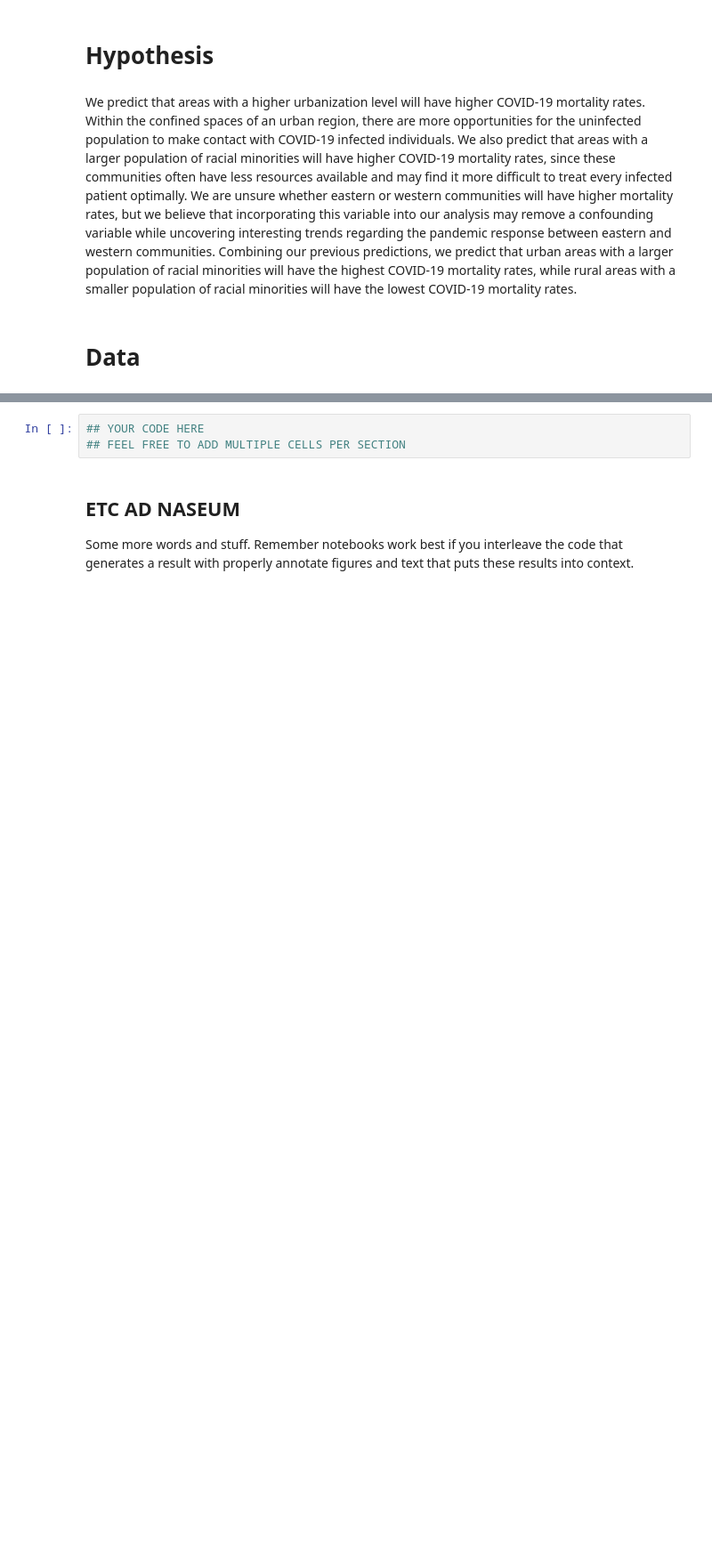
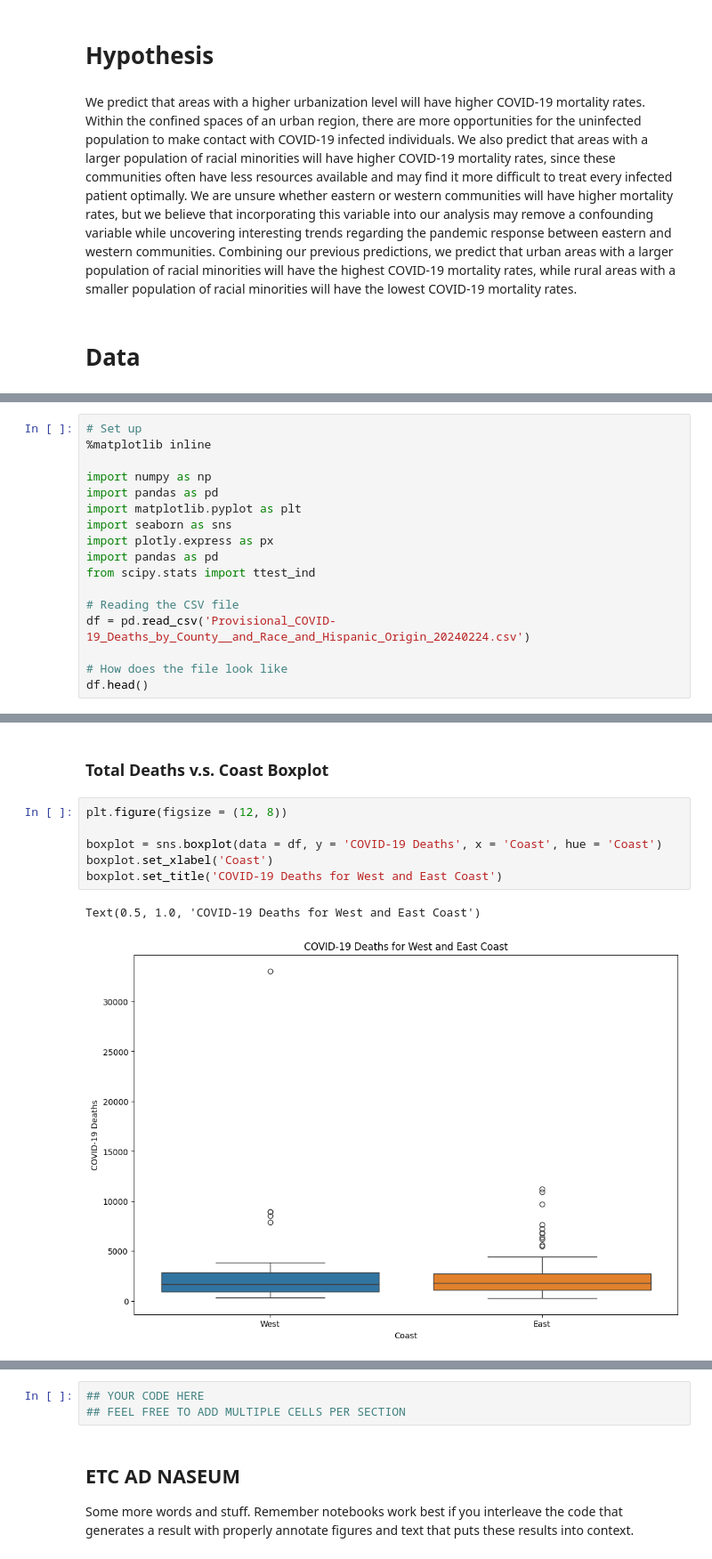
Before and after one commit to kshtwr/COVID-Mortality-Rate-in-Diverse-Cities, a Jupyter notebook: FinalProject_Group116_WI24.ipynb, the cells around one changed output, grey strips where cells are left out. Shown at 89% size. Cells and saved outputs as stored; diff of their text form; blank space fills up the shorter version.

```diff
--- a/FinalProject_Group116_WI24.ipynb
+++ b/FinalProject_Group116_WI24.ipynb
@@ -81,0 +66,17 @@ Carry out whatever EDA you need to for your project.  Because every project will
+# %%
+# Set up
+%matplotlib inline
+
+import numpy as np
+import pandas as pd
+import matplotlib.pyplot as plt
+import seaborn as sns
+import plotly.express as px
+import pandas as pd
+from scipy.stats import ttest_ind
+
+# Reading the CSV file
+df = pd.read_csv('Provisional_COVID-19_Deaths_by_County__and_Race_and_Hispanic_Origin_20240224.csv')
+
+# How does the file look like
+df.head()
@@ -81,0 +191,11 @@ Carry out whatever EDA you need to for your project.  Because every project will
+# %% [markdown]
+### Total Deaths v.s. Coast Boxplot
+# %%
+plt.figure(figsize = (12, 8))
+
+boxplot = sns.boxplot(data = df, y = 'COVID-19 Deaths', x = 'Coast', hue = 'Coast')
+boxplot.set_xlabel('Coast')
+boxplot.set_title('COVID-19 Deaths for West and East Coast')
+# %% [output]
+Text(0.5, 1.0, 'COVID-19 Deaths for West and East Coast')
+[figure, added]
```
Also changed, not shown: parts of 23 cells of this notebook.
